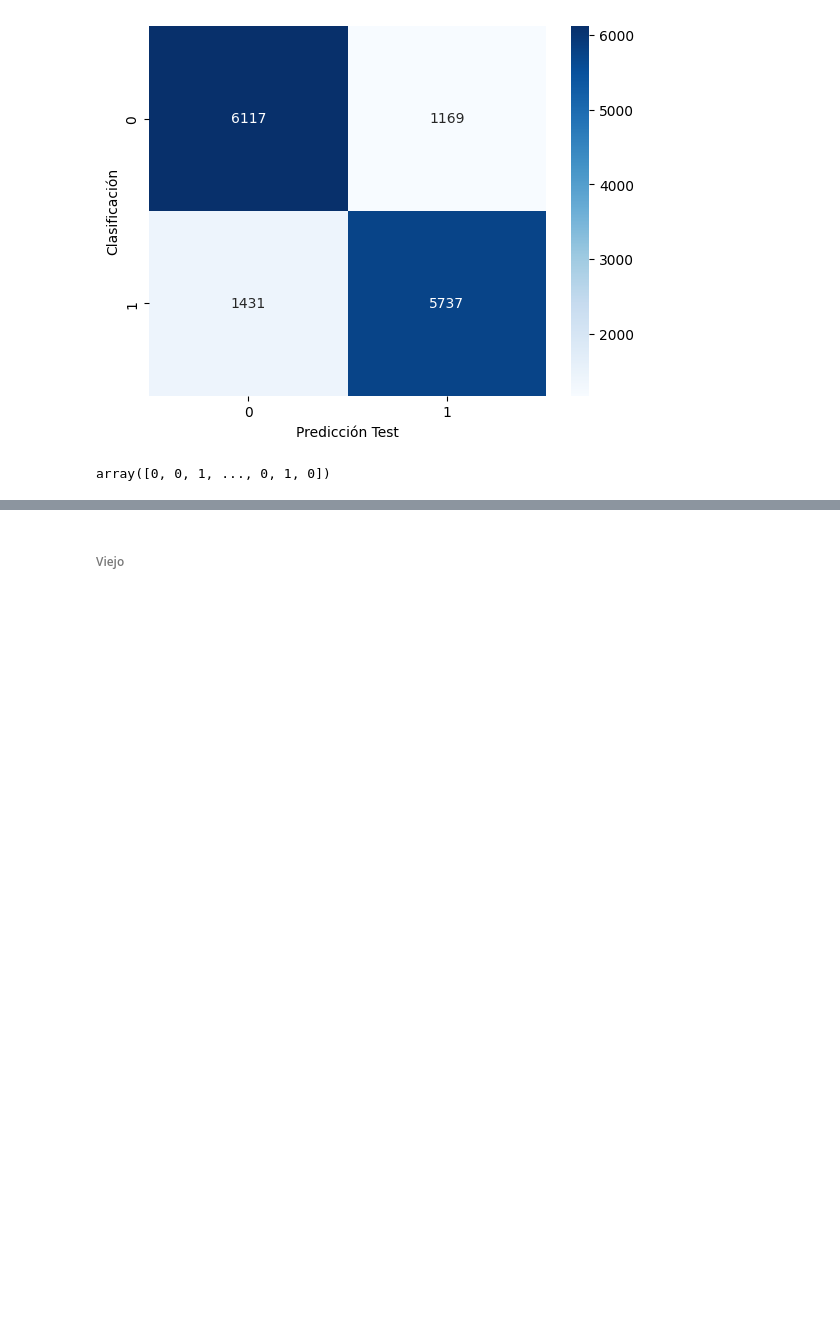
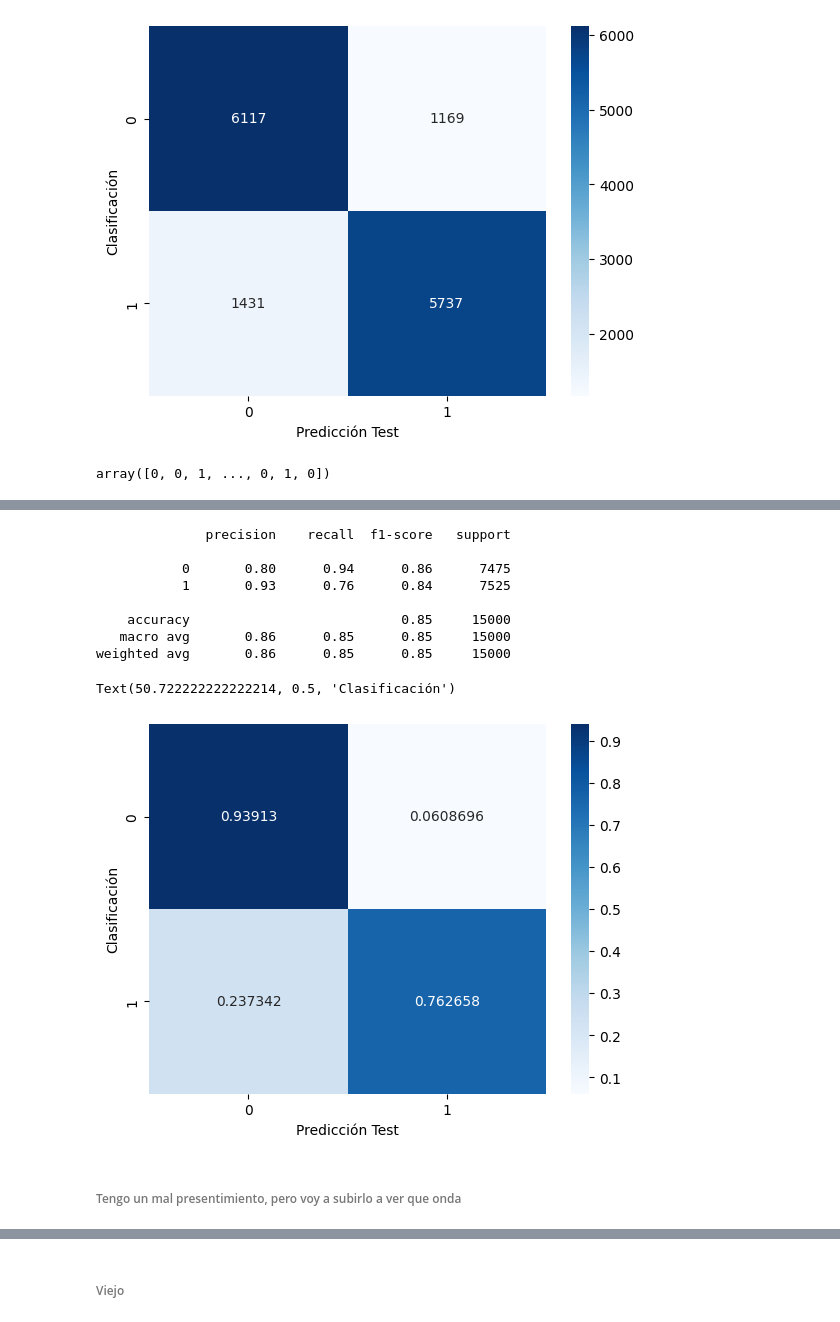
Before and after one commit to sttesta3/7506R-1C2024-GRUPO08, a Jupyter notebook: TP2_BayesNaive.ipynb, the cells around one changed output, grey strips where cells are left out. Saved outputs shown, nothing was run; the diff lists cells and outputs as text; code cells hidden in the pictures; blank space fills up the shorter version.

```diff
--- a/TP2_BayesNaive.ipynb
+++ b/TP2_BayesNaive.ipynb
@@ -728,0 +775,20 @@ print(modeloNB.predict(ds_test.review_es))
+# %%
+print(classification_report(y2_test_tmp,y_pred_test))
+
+cm = confusion_matrix(y2_test_tmp,y_pred_test,normalize='true')
+sns.heatmap(cm, cmap='Blues',annot=True,fmt='g')
+plt.xlabel('Predicción Test')
+plt.ylabel('Clasificación')
+# %% [output]
+              precision    recall  f1-score   support
+
+           0       0.80      0.94      0.86      7475
+           1       0.93      0.76      0.84      7525
+
+    accuracy                           0.85     15000
+   macro avg       0.86      0.85      0.85     15000
+weighted avg       0.86      0.85      0.85     15000
+Text(50.722222222222214, 0.5, 'Clasificación')
+[figure, added]
+# %% [markdown]
+###### Tengo un mal presentimiento, pero voy a subirlo a ver que onda
```
Also changed, not shown: parts of 11 cells of this notebook.
